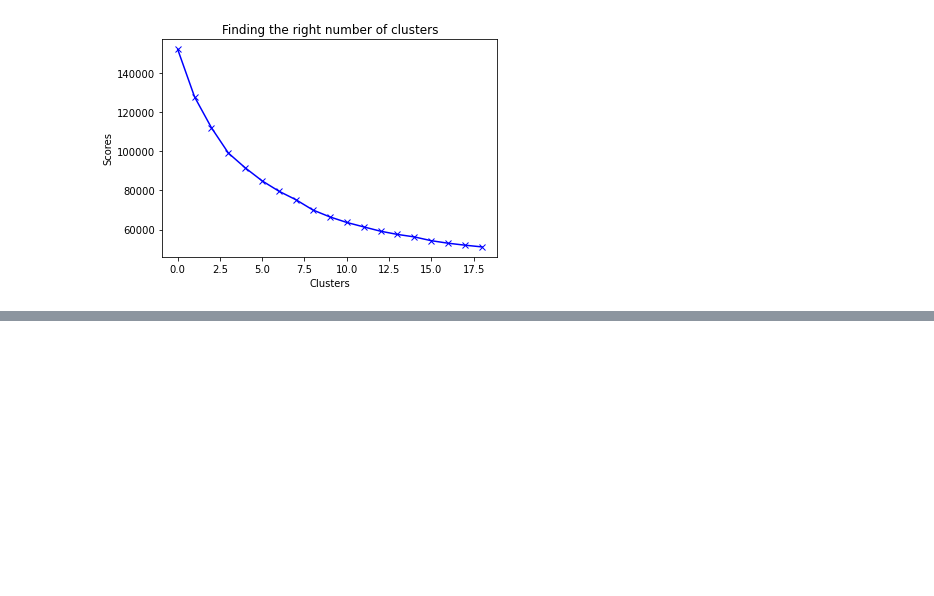
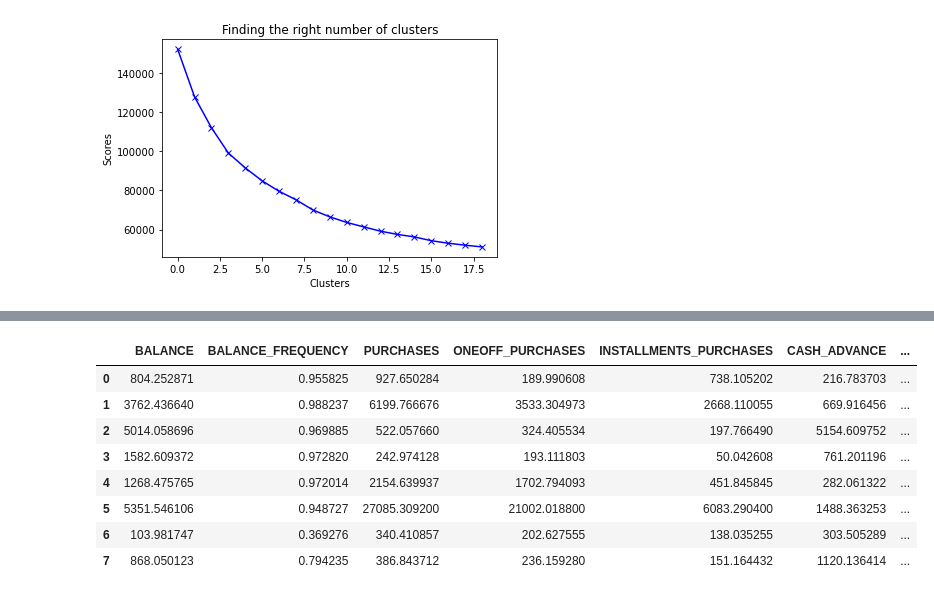
Before and after one commit to Panostam/Marketing_Department_Clustering_Project, a Jupyter notebook: Marketing_Department_Clustering_Project.ipynb, the cells around one changed output, grey strips where cells are left out. Cells and saved outputs as stored; diff of their text form; code cells hidden in the pictures; blank space fills up the shorter version.

```diff
--- a/Marketing_Department_Clustering_Project.ipynb
+++ b/Marketing_Department_Clustering_Project.ipynb
@@ -204,0 +224,14 @@ plt.show()
+# %%
+cluster_centers = scaler.inverse_transform(cluster_centers)
+cluster_centers = pd.DataFrame(data = cluster_centers, columns = [creditcard_df.columns])
+cluster_centers
+# %% [output]
+|  | BALANCE | BALANCE_FREQUENCY | PURCHASES | ONEOFF_PURCHASES | INSTALLMENTS_PURCHASES | CASH_ADVANCE | ... |
+| 0 | 804.252871 | 0.955825 | 927.650284 | 189.990608 | 738.105202 | 216.783703 | ... |
+| 1 | 3762.436640 | 0.988237 | 6199.766676 | 3533.304973 | 2668.110055 | 669.916456 | ... |
+| 2 | 5014.058696 | 0.969885 | 522.057660 | 324.405534 | 197.766490 | 5154.609752 | ... |
+| 3 | 1582.609372 | 0.972820 | 242.974128 | 193.111803 | 50.042608 | 761.201196 | ... |
+| 4 | 1268.475765 | 0.972014 | 2154.639937 | 1702.794093 | 451.845845 | 282.061322 | ... |
+| 5 | 5351.546106 | 0.948727 | 27085.309200 | 21002.018800 | 6083.290400 | 1488.363253 | ... |
+| 6 | 103.981747 | 0.369276 | 340.410857 | 202.627555 | 138.035255 | 303.505289 | ... |
+| 7 | 868.050123 | 0.794235 | 386.843712 | 236.159280 | 151.164432 | 1120.136414 | ... |
```
Also changed, not shown: parts of 7 cells of this notebook.
